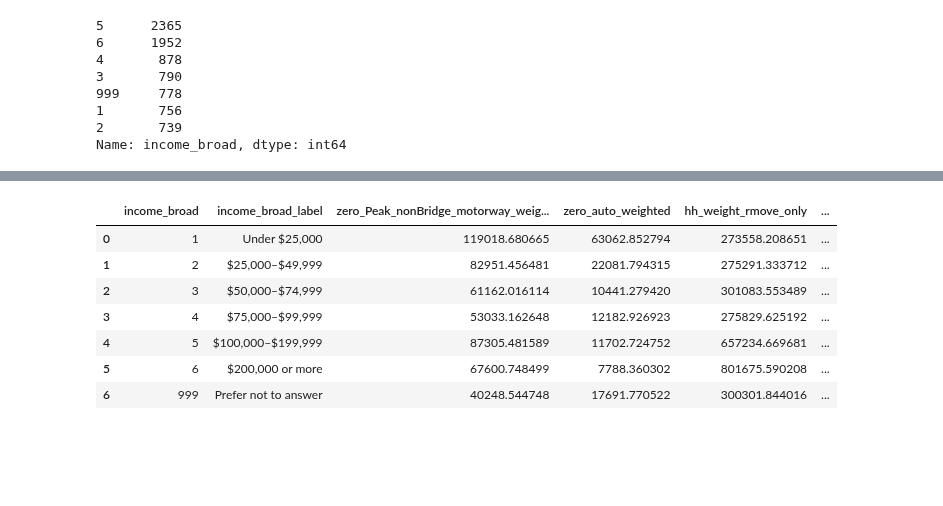
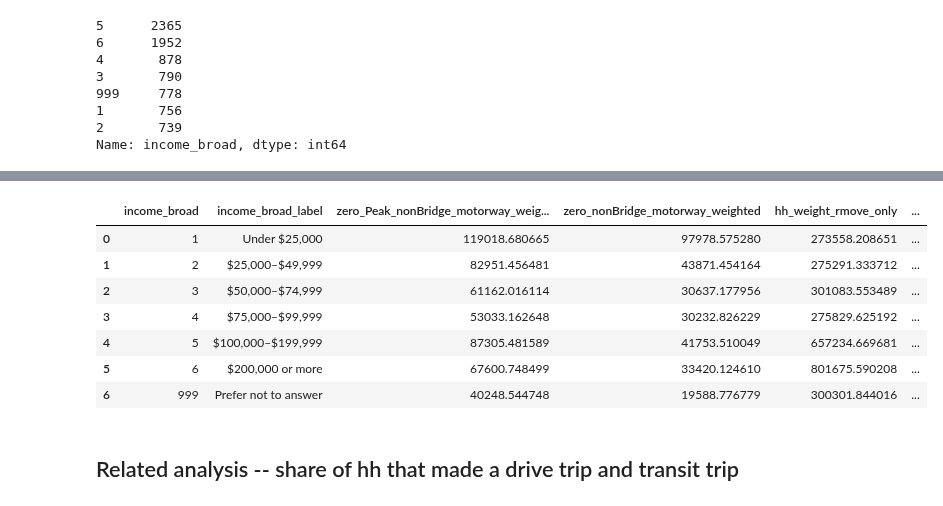
Before and after one commit to BayAreaMetro/Travel-Diary-Surveys, a Jupyter notebook: BATS-2023/Requests/Calc_percent_hh_made_no_motorway_trips.ipynb, the cells around one changed output, grey strips where cells are left out. Drawn from its saved outputs; the diff is of its cells as text; code cells hidden in the pictures; blank space fills up the shorter version.

Commit message:
added additional related analysis

```diff
--- a/BATS-2023/Requests/Calc_percent_hh_made_no_motorway_trips.ipynb
+++ b/BATS-2023/Requests/Calc_percent_hh_made_no_motorway_trips.ipynb
@@ -116,15 +116,21 @@ trip_df["is_Peak_nonBridge_motorway"] = (
         ((trip_df["arrive_hour"] > 15) & (trip_df["arrive_hour"] < 19))
     )
 )
+
+# also tag trips that involve a freeway (that is not a bridge) but take place during any time of the day
+trip_df["is_nonBridge_motorway"] = (trip_df["has_nonBridge_motorway"] == 1)
 # %%
 # for each household, sum the number of trips that involve a freeway (that is not a bridge) and take place during peak hour
+# also do this for trips that involve a freeway (that is not a bridge) but take place during any time of the day
 hh_peakNonBridgeMotorway_trips_df = trip_df.groupby("hh_id")[[
-    "is_Peak_nonBridge_motorway"
+    "is_Peak_nonBridge_motorway",
+    "is_nonBridge_motorway"
 ]].sum().reset_index()
 # %%
 # Rename the columns so they have more intuitive names
 hh_peakNonBridgeMotorway_trips_df = hh_peakNonBridgeMotorway_trips_df.rename(columns={
-    "is_Peak_nonBridge_motorway": "numTrips_Peak_nonBridge_motorway"
+    "is_Peak_nonBridge_motorway": "numTrips_Peak_nonBridge_motorway",
+    "is_nonBridge_motorway"     : "numTrips_nonBridge_motorway"
 })
 # %%
 # join the info about peak non-bridge motorway trips to the household file
@@ -296,28 +207,0 @@ Check number of rows in the new household file: 8258
-# %%
-#new_hh_df["zero_Peak_nonBridge_motorway"] = new_hh_df["numTrips_Peak_nonBridge_motorway"] == 0
-new_hh_df["zero_auto"] = new_hh_df["numTrips_Auto"].isna()
-
-#new_hh_df["zero_Peak_nonBridge_motorway_weighted"] = new_hh_df["zero_Peak_nonBridge_motorway"] * new_hh_df["hh_weight_rmove_only"]
-new_hh_df["zero_auto_weighted"] = new_hh_df["zero_auto"] * new_hh_df["hh_weight_rmove_only"]
-
-# Group and aggregate
-output_df = new_hh_df.groupby(["income_broad", "income_broad_label"], as_index=False).agg({
-    "zero_Peak_nonBridge_motorway_weighted": "sum",
-    "zero_auto_weighted": "sum",
-    "hh_weight_rmove_only": "sum"
-})
-
-# Add percent column
-output_df["pct_zero_Peak_nonBridge_motorway_weighted"] = output_df["zero_Peak_nonBridge_motorway_weighted"] / output_df["hh_weight_rmove_only"]
-output_df["pct_zero_auto_weighted"] = output_df["zero_auto_weighted"] / output_df["hh_weight_rmove_only"]
-
-output_df
-# %% [output]
-|  | income_broad | income_broad_label | zero_Peak_nonBridge_motorway_weig... | zero_auto_weighted | hh_weight_rmove_only | ... |
-| 0 | 1 | Under $25,000 | 119018.680665 | 63062.852794 | 273558.208651 | ... |
-| 1 | 2 | $25,000–$49,999 | 82951.456481 | 22081.794315 | 275291.333712 | ... |
-| 2 | 3 | $50,000–$74,999 | 61162.016114 | 10441.279420 | 301083.553489 | ... |
-| 3 | 4 | $75,000–$99,999 | 53033.162648 | 12182.926923 | 275829.625192 | ... |
-| 4 | 5 | $100,000–$199,999 | 87305.481589 | 11702.724752 | 657234.669681 | ... |
-| 5 | 6 | $200,000 or more | 67600.748499 | 7788.360302 | 801675.590208 | ... |
-| 6 | 999 | Prefer not to answer | 40248.544748 | 17691.770522 | 300301.844016 | ... |
@@ -323,0 +222,31 @@ output_df
+# %%
+new_hh_df["zero_Peak_nonBridge_motorway"] = new_hh_df["numTrips_Peak_nonBridge_motorway"] == 0
+new_hh_df["zero_nonBridge_motorway"] = new_hh_df["numTrips_nonBridge_motorway"] == 0
+
+new_hh_df["zero_Peak_nonBridge_motorway_weighted"] = new_hh_df["zero_Peak_nonBridge_motorway"] * new_hh_df["hh_weight_rmove_only"]
+new_hh_df["zero_nonBridge_motorway_weighted"]      = new_hh_df["zero_nonBridge_motorway"] * new_hh_df["hh_weight_rmove_only"]
+
+
+# Group and aggregate
+output_df = new_hh_df.groupby(["income_broad", "income_broad_label"], as_index=False).agg({
+    "zero_Peak_nonBridge_motorway_weighted": "sum",
+    "zero_nonBridge_motorway_weighted": "sum",
+    "hh_weight_rmove_only": "sum"
+})
+
+# Add percent column
+output_df["pct_zero_Peak_nonBridge_motorway_weighted"] = output_df["zero_Peak_nonBridge_motorway_weighted"] / output_df["hh_weight_rmove_only"]
+output_df["pct_zero_nonBridge_motorway_weighted"]      = output_df["zero_nonBridge_motorway_weighted"] / output_df["hh_weight_rmove_only"]
+
+output_df
+# %% [output]
+|  | income_broad | income_broad_label | zero_Peak_nonBridge_motorway_weig... | zero_nonBridge_motorway_weighted | hh_weight_rmove_only | ... |
+| 0 | 1 | Under $25,000 | 119018.680665 | 97978.575280 | 273558.208651 | ... |
+| 1 | 2 | $25,000–$49,999 | 82951.456481 | 43871.454164 | 275291.333712 | ... |
+| 2 | 3 | $50,000–$74,999 | 61162.016114 | 30637.177956 | 301083.553489 | ... |
+| 3 | 4 | $75,000–$99,999 | 53033.162648 | 30232.826229 | 275829.625192 | ... |
+| 4 | 5 | $100,000–$199,999 | 87305.481589 | 41753.510049 | 657234.669681 | ... |
+| 5 | 6 | $200,000 or more | 67600.748499 | 33420.124610 | 801675.590208 | ... |
+| 6 | 999 | Prefer not to answer | 40248.544748 | 19588.776779 | 300301.844016 | ... |
+# %% [markdown]
+## Related analysis -- share of hh that made a drive trip and transit trip
```
Also changed, not shown: parts of 25 cells of this notebook.
